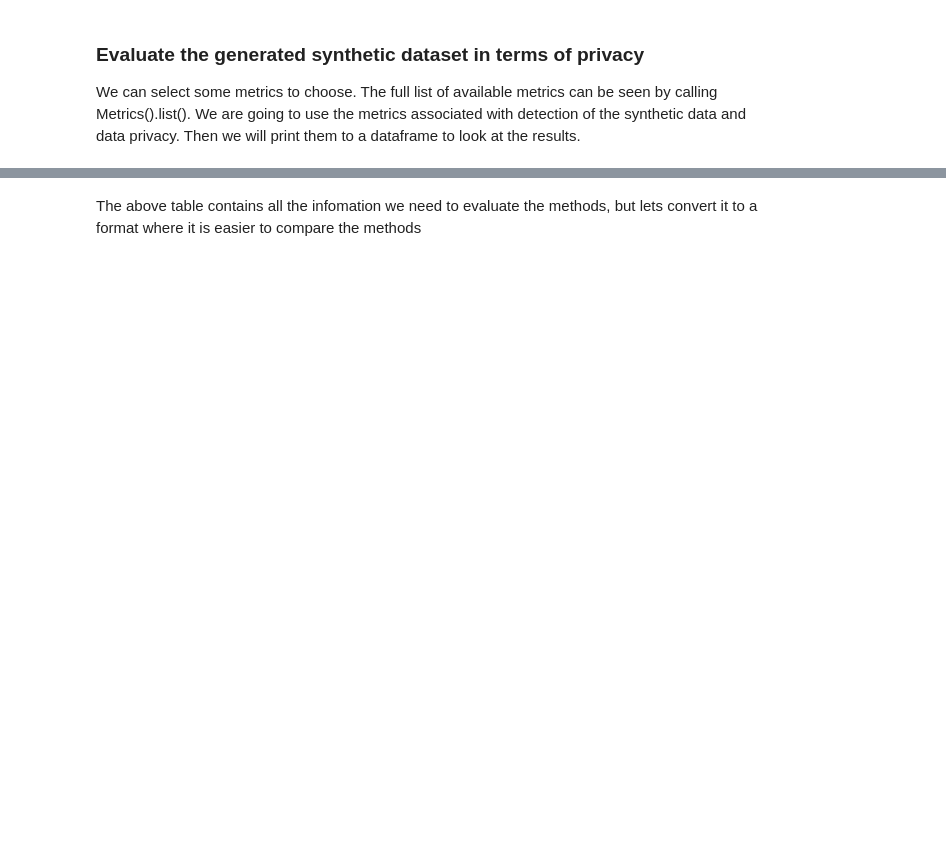
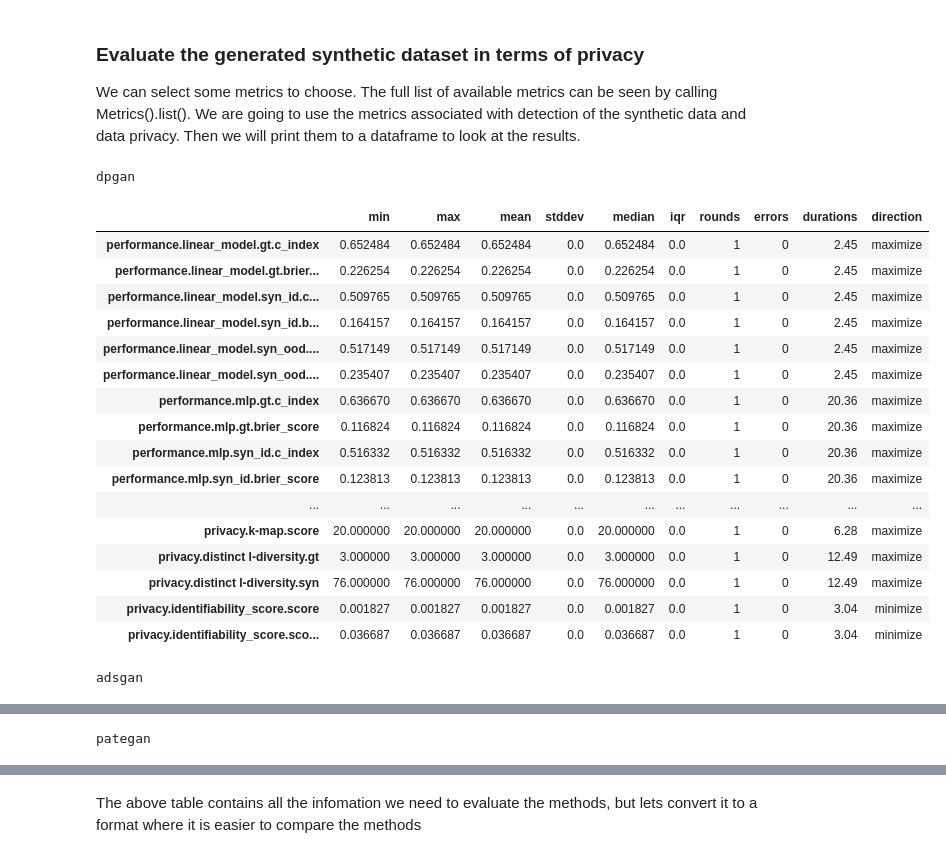
Before and after one commit to vanderschaarlab/synthetic-data-lab, a Jupyter notebook: Tutorials/Case Study 3 - Privacy.ipynb, the cells around one changed output, grey strips where cells are left out. Saved outputs shown, nothing was run; the diff lists cells and outputs as text; code cells hidden in the pictures; blank space fills up the shorter version.

```diff
--- a/Tutorials/Case Study 3 - Privacy.ipynb
+++ b/Tutorials/Case Study 3 - Privacy.ipynb
@@ -63,16 +80,9 @@ From the above list we are going to select the synthetic generation models for p
 outdir = Path("saved_models")
 prefix = "privacy"
 n_iter = 100
+random_state=42
 models=[
     "dpgan",
     "adsgan",
     "pategan",
 ]
-for model in models:
-    save_file = outdir / f"{prefix}.{model}_numericalised_n_iter={n_iter}_4.bkp"
-    if not Path(save_file).exists():
-        print(model)
-        syn_model = Plugins().get(model)
-        syn_model.fit(loader)
-        syn_model.generate(count=6882).dataframe()
-        serialization.save_to_file(save_file, syn_model)
@@ -78,0 +91,9 @@ for model in models:
+# %%
+for model in models:
+    save_file = outdir / f"{prefix}.{model}_numericalised_n_iter={n_iter}.bkp"
+
+    if not Path(save_file).exists():
+        print(model)
+        syn_model = Plugins().get(model, random_state=random_state)
+        syn_model.fit(loader)
+        serialization.save_to_file(save_file, syn_model)
@@ -83,24 +108,43 @@ We can select some metrics to choose. The full list of available metrics can be
 # %%
 eval_results = {}
 for model in models:
     print(model)
-    save_file = outdir / f"{prefix}.{model}_numericalised_n_iter={n_iter}_4.bkp"
-    if Path(save_file).exists():
-        syn_model = serialization.load_from_file(save_file)
-        selected_metrics = {
-            "detection": ["detection_xgb", "detection_mlp", "detection_gmm"],
-            "privacy": ["delta-presence", "k-anonymization", "k-map", "distinct l-diversity", "identifiability_score"],
-            'performance': ['linear_model', 'mlp', 'xgb', 'feat_rank_distance'],
-        }
-        my_metrics = Metrics()
-        selected_metrics_in_my_metrics = {k: my_metrics.list()[k] for k in my_metrics.list().keys() & selected_metrics.keys()}
-        X_syn = syn_model.generate(count=6882)
-        evaluation = my_metrics.evaluate(
-            loader,
-            X_syn,
-            task_type="survival_analysis",
-            metrics=selected_metrics_in_my_metrics,
-            workspace="workspace",
-        )
-        display(evaluation)
-        eval_results[model] = evaluation
+    save_file = outdir / f"{prefix}.{model}_numericalised_n_iter={n_iter}.bkp"
+    syn_model = serialization.load_from_file(save_file)
+    selected_metrics = {
+        "detection": ["detection_xgb", "detection_mlp", "detection_gmm"],
+        "privacy": ["delta-presence", "k-anonymization", "k-map", "distinct l-diversity", "identifiability_score"],
+        'performance': ['linear_model', 'mlp', 'xgb', 'feat_rank_distance'],
+    }
+    my_metrics = Metrics()
+    selected_metrics_in_my_metrics = {k: my_metrics.list()[k] for k in my_metrics.list().keys() & selected_metrics.keys()}
+    X_syn = syn_model.generate(count=6882, random_state=random_state)
+    evaluation = my_metrics.evaluate(
+        loader,
+        X_syn,
+        task_type="survival_analysis",
+        metrics=selected_metrics_in_my_metrics,
+        workspace="workspace",
+    )
+    display(evaluation)
+    eval_results[model] = evaluation
+# %% [output]
+dpgan
+|  | min | max | mean | stddev | median | iqr | rounds | errors | durations | direction |
+| performance.linear_model.gt.c_index | 0.652484 | 0.652484 | 0.652484 | 0.0 | 0.652484 | 0.0 | 1 | 0 | 2.45 | maximize |
+| performance.linear_model.gt.brier... | 0.226254 | 0.226254 | 0.226254 | 0.0 | 0.226254 | 0.0 | 1 | 0 | 2.45 | maximize |
+| performance.linear_model.syn_id.c... | 0.509765 | 0.509765 | 0.509765 | 0.0 | 0.509765 | 0.0 | 1 | 0 | 2.45 | maximize |
+| performance.linear_model.syn_id.b... | 0.164157 | 0.164157 | 0.164157 | 0.0 | 0.164157 | 0.0 | 1 | 0 | 2.45 | maximize |
+| performance.linear_model.syn_ood.... | 0.517149 | 0.517149 | 0.517149 | 0.0 | 0.517149 | 0.0 | 1 | 0 | 2.45 | maximize |
+| performance.linear_model.syn_ood.... | 0.235407 | 0.235407 | 0.235407 | 0.0 | 0.235407 | 0.0 | 1 | 0 | 2.45 | maximize |
+| performance.mlp.gt.c_index | 0.636670 | 0.636670 | 0.636670 | 0.0 | 0.636670 | 0.0 | 1 | 0 | 20.36 | maximize |
+| performance.mlp.gt.brier_score | 0.116824 | 0.116824 | 0.116824 | 0.0 | 0.116824 | 0.0 | 1 | 0 | 20.36 | maximize |
+| performance.mlp.syn_id.c_index | 0.516332 | 0.516332 | 0.516332 | 0.0 | 0.516332 | 0.0 | 1 | 0 | 20.36 | maximize |
+| performance.mlp.syn_id.brier_score | 0.123813 | 0.123813 | 0.123813 | 0.0 | 0.123813 | 0.0 | 1 | 0 | 20.36 | maximize |
+| ... | ... | ... | ... | ... | ... | ... | ... | ... | ... | ... |
+| privacy.k-map.score | 20.000000 | 20.000000 | 20.000000 | 0.0 | 20.000000 | 0.0 | 1 | 0 | 6.28 | maximize |
+| privacy.distinct l-diversity.gt | 3.000000 | 3.000000 | 3.000000 | 0.0 | 3.000000 | 0.0 | 1 | 0 | 12.49 | maximize |
+| privacy.distinct l-diversity.syn | 76.000000 | 76.000000 | 76.000000 | 0.0 | 76.000000 | 0.0 | 1 | 0 | 12.49 | maximize |
+| privacy.identifiability_score.score | 0.001827 | 0.001827 | 0.001827 | 0.0 | 0.001827 | 0.0 | 1 | 0 | 3.04 | minimize |
+| privacy.identifiability_score.sco... | 0.036687 | 0.036687 | 0.036687 | 0.0 | 0.036687 | 0.0 | 1 | 0 | 3.04 | minimize |
+adsgan
@@ -106,0 +168 @@ for model in models:
+pategan
```
Also changed, not shown: parts of 9 cells of this notebook, 5 other files.
